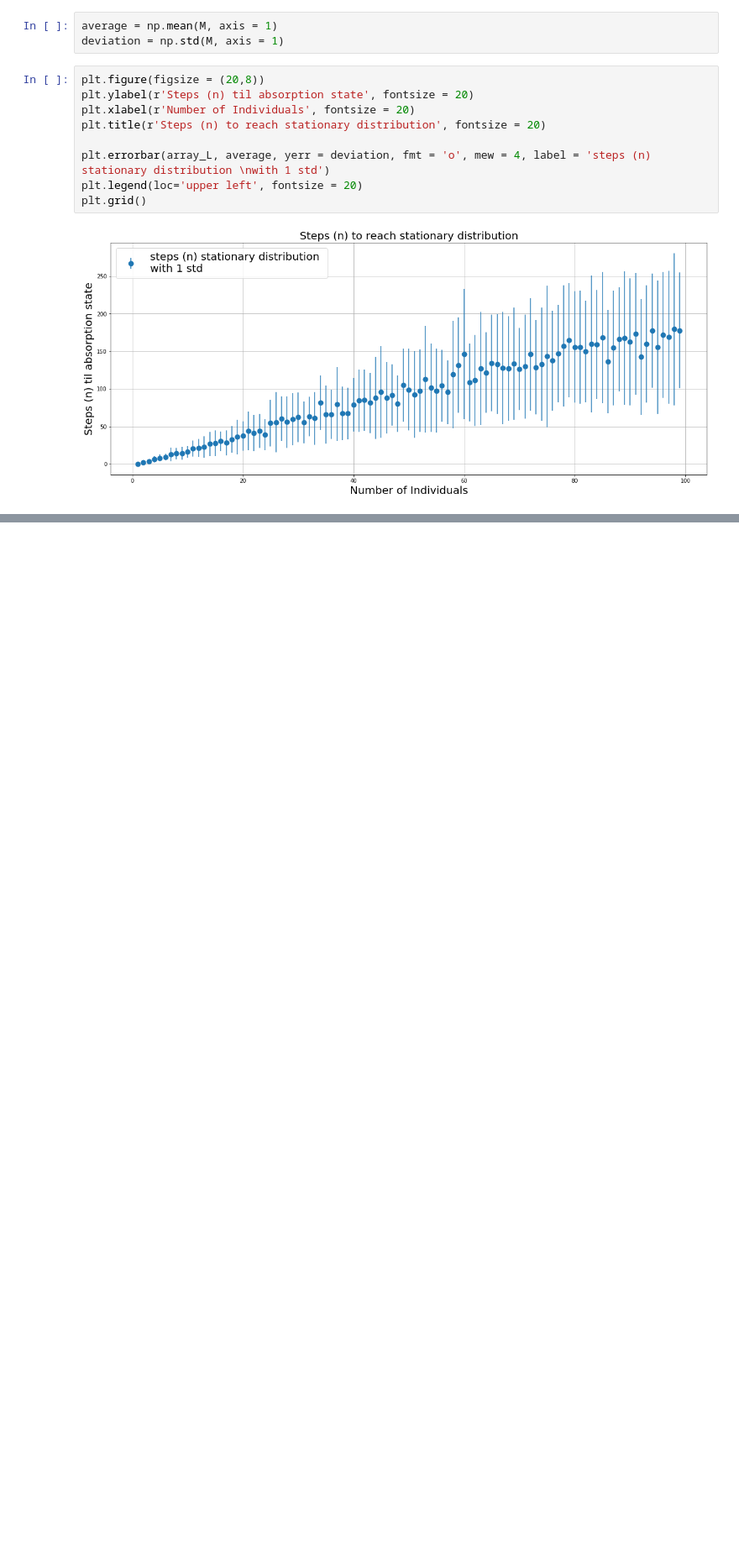
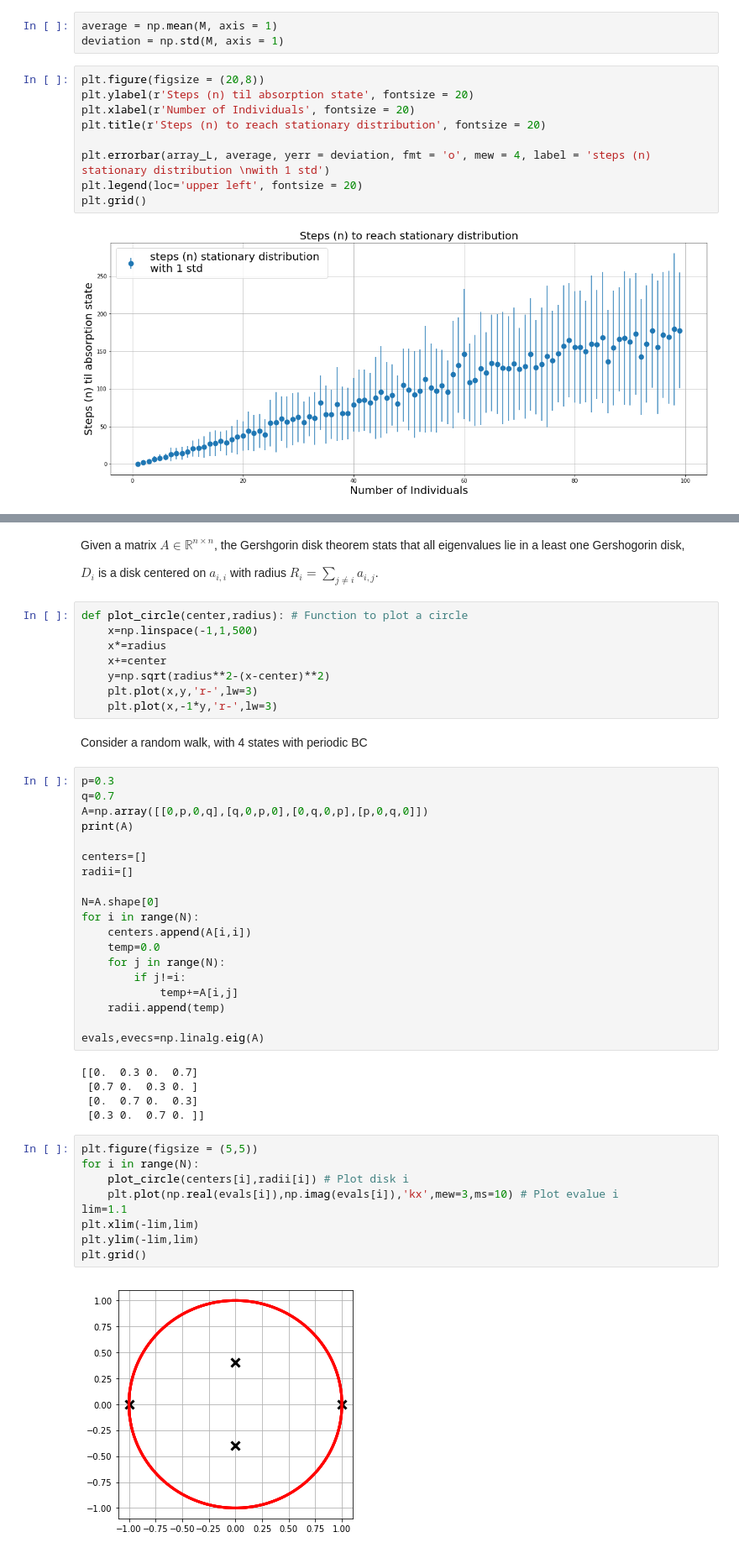
Before and after one commit to mmmmdonuts/Networks-and-Random-Processes, a Jupyter notebook: Support Class 2.ipynb, the cells around one changed output, grey strips where cells are left out. Shown at 84% size. Drawn from its saved outputs; the diff is of its cells as text; blank space fills up the shorter version.

Commit message:
with disk theorem

```diff
--- a/Support Class 2.ipynb
+++ b/Support Class 2.ipynb
@@ -151,0 +154,49 @@ plt.grid()
+# %% [markdown]
+Given a matrix $A \in \mathbb{R}^{n \times n}$, the Gershgorin disk theorem stats that all eigenvalues lie in a least one Gershogorin disk,
+
+$D_i$ is a disk centered on $a_{i,i}$ with radius $R_i = \sum_{j \neq i} a_{i,j}$.
+# %%
+def plot_circle(center,radius): # Function to plot a circle
+    x=np.linspace(-1,1,500)
+    x*=radius
+    x+=center
+    y=np.sqrt(radius**2-(x-center)**2)
+    plt.plot(x,y,'r-',lw=3)
+    plt.plot(x,-1*y,'r-',lw=3)
+# %% [markdown]
+Consider a random walk, with 4 states with periodic BC
+# %%
+p=0.3
+q=0.7
+A=np.array([[0,p,0,q],[q,0,p,0],[0,q,0,p],[p,0,q,0]])
+print(A)
+
+centers=[]
+radii=[]
+
+N=A.shape[0]
+for i in range(N):
+    centers.append(A[i,i])
+    temp=0.0
+    for j in range(N):
+        if j!=i:
+            temp+=A[i,j]
+    radii.append(temp)
+
+evals,evecs=np.linalg.eig(A)
+# %% [output]
+[[0.  0.3 0.  0.7]
+ [0.7 0.  0.3 0. ]
+ [0.  0.7 0.  0.3]
+ [0.3 0.  0.7 0. ]]
+# %%
+plt.figure(figsize = (5,5))
+for i in range(N):
+    plot_circle(centers[i],radii[i]) # Plot disk i
+    plt.plot(np.real(evals[i]),np.imag(evals[i]),'kx',mew=3,ms=10) # Plot evalue i
+lim=1.1
+plt.xlim(-lim,lim)
+plt.ylim(-lim,lim)
+plt.grid()
+# %% [output]
+[figure, added]
```
Also changed, not shown: parts of 4 cells of this notebook.
